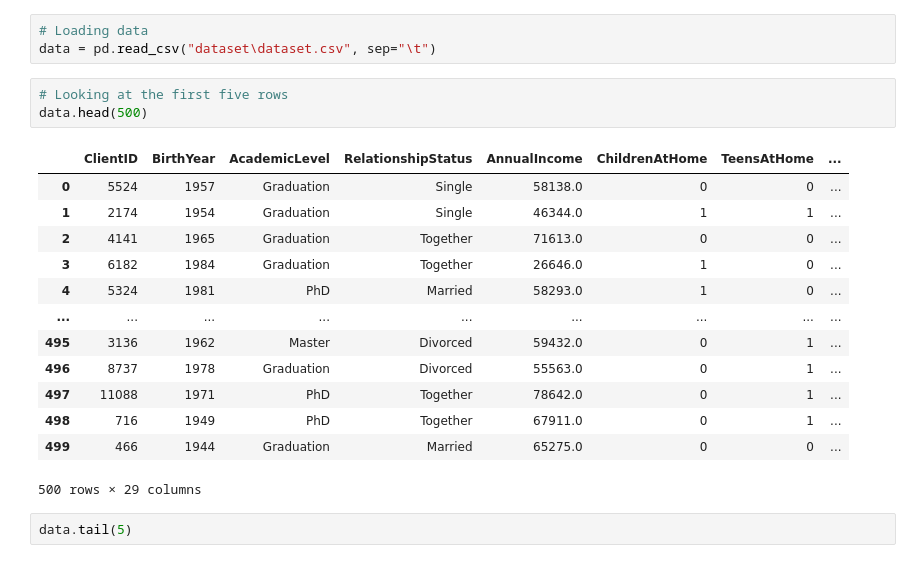
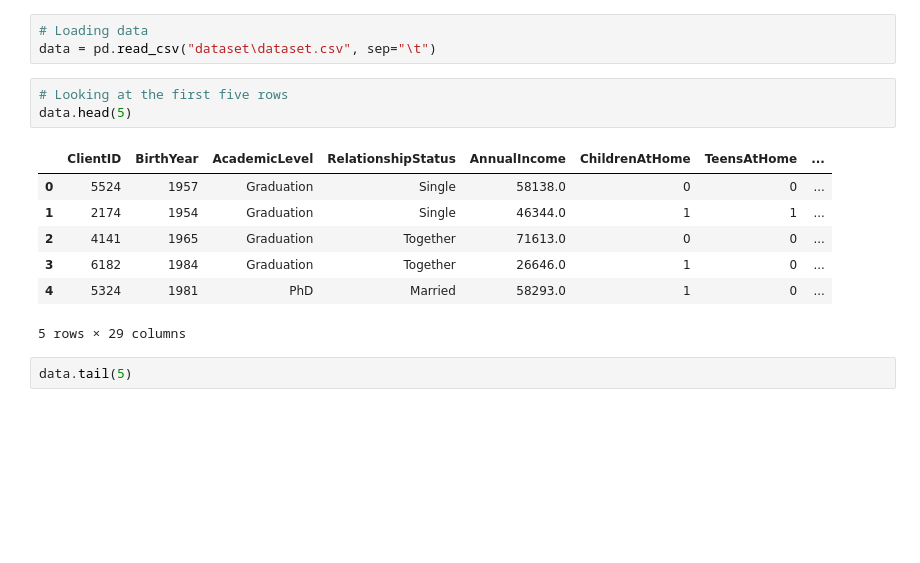
Before and after one commit to OPCODE-Open-Spring-Fest/hidden-consumer-patterns, a Jupyter notebook: notebook.ipynb, the cells around one changed output. Saved outputs shown, nothing was run; the diff lists cells and outputs as text; blank space fills up the shorter version.

```diff
--- a/notebook.ipynb
+++ b/notebook.ipynb
@@ -67,21 +67,15 @@ np.random.seed(123)
 data = pd.read_csv("dataset\dataset.csv", sep="\t")
 # %%
 # Looking at the first five rows
-data.head(500)
+data.head(5)
 # %% [output]
 |  | ClientID | BirthYear | AcademicLevel | RelationshipStatus | AnnualIncome | ChildrenAtHome | TeensAtHome | ... |
 | 0 | 5524 | 1957 | Graduation | Single | 58138.0 | 0 | 0 | ... |
 | 1 | 2174 | 1954 | Graduation | Single | 46344.0 | 1 | 1 | ... |
 | 2 | 4141 | 1965 | Graduation | Together | 71613.0 | 0 | 0 | ... |
 | 3 | 6182 | 1984 | Graduation | Together | 26646.0 | 1 | 0 | ... |
 | 4 | 5324 | 1981 | PhD | Married | 58293.0 | 1 | 0 | ... |
-| ... | ... | ... | ... | ... | ... | ... | ... | ... |
-| 495 | 3136 | 1962 | Master | Divorced | 59432.0 | 0 | 1 | ... |
-| 496 | 8737 | 1978 | Graduation | Divorced | 55563.0 | 0 | 1 | ... |
-| 497 | 11088 | 1971 | PhD | Together | 78642.0 | 0 | 1 | ... |
-| 498 | 716 | 1949 | PhD | Together | 67911.0 | 0 | 1 | ... |
-| 499 | 466 | 1944 | Graduation | Married | 65275.0 | 0 | 0 | ... |
-500 rows × 29 columns
+5 rows × 29 columns
 # %%
 data.tail(5)
 # %% [output]
```
Also changed, not shown: parts of 2 cells of this notebook.
